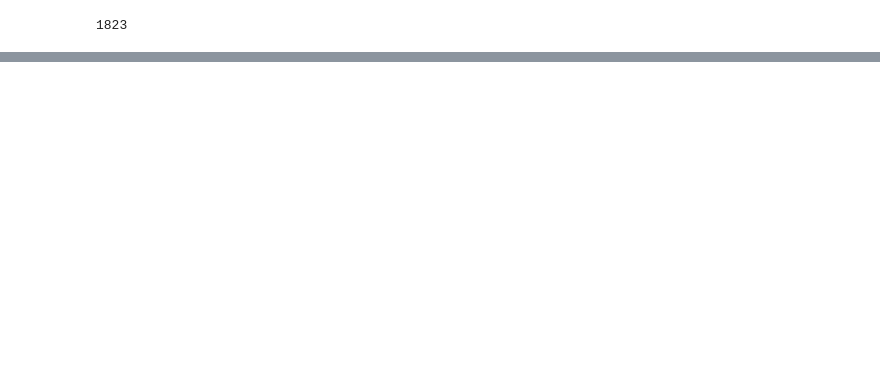
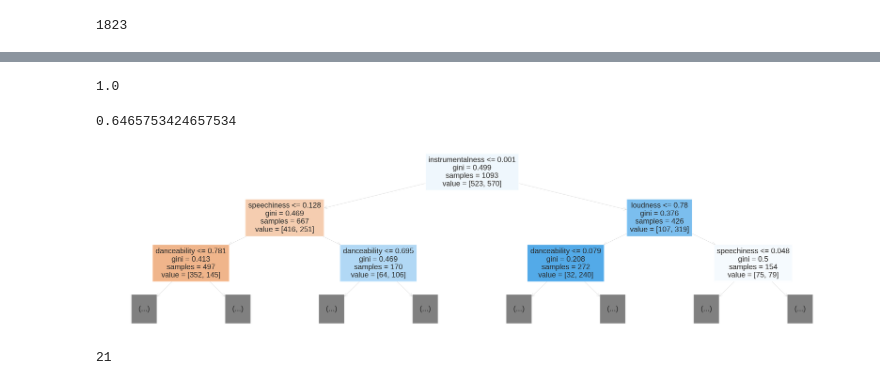
Before and after one commit to reb-deve/spotify, a Jupyter notebook: Spotify.ipynb, the cells around one changed output, grey strips where cells are left out. Drawn from its saved outputs; the diff is of its cells as text; code cells hidden in the pictures; blank space fills up the shorter version.

```diff
--- a/Spotify.ipynb
+++ b/Spotify.ipynb
@@ -208,0 +442,6 @@ like.artist.value_counts().plot();
+# %%
+from sklearn.tree import DecisionTreeClassifier
+
+model = DecisionTreeClassifier(random_state=2)
+%time
+model.fit(X_train,train_target)
@@ -208,0 +454,9 @@ like.artist.value_counts().plot();
+# %%
+accuracy_score(train_target,train_preds)
+# %% [output]
+1.0
+# %%
+val_preds=model.predict(X_val)
+accuracy_score(val_target,val_preds)
+# %% [output]
+0.6465753424657534
@@ -208,0 +465,9 @@ like.artist.value_counts().plot();
+# %%
+plt.figure(figsize=(80,20))
+plot_tree(model,feature_names=X_train.columns,max_depth=2,filled=True);
+# %% [output]
+[figure, added]
+# %%
+model.tree_.max_depth
+# %% [output]
+21
```
Also changed, not shown: parts of 108 cells of this notebook.
